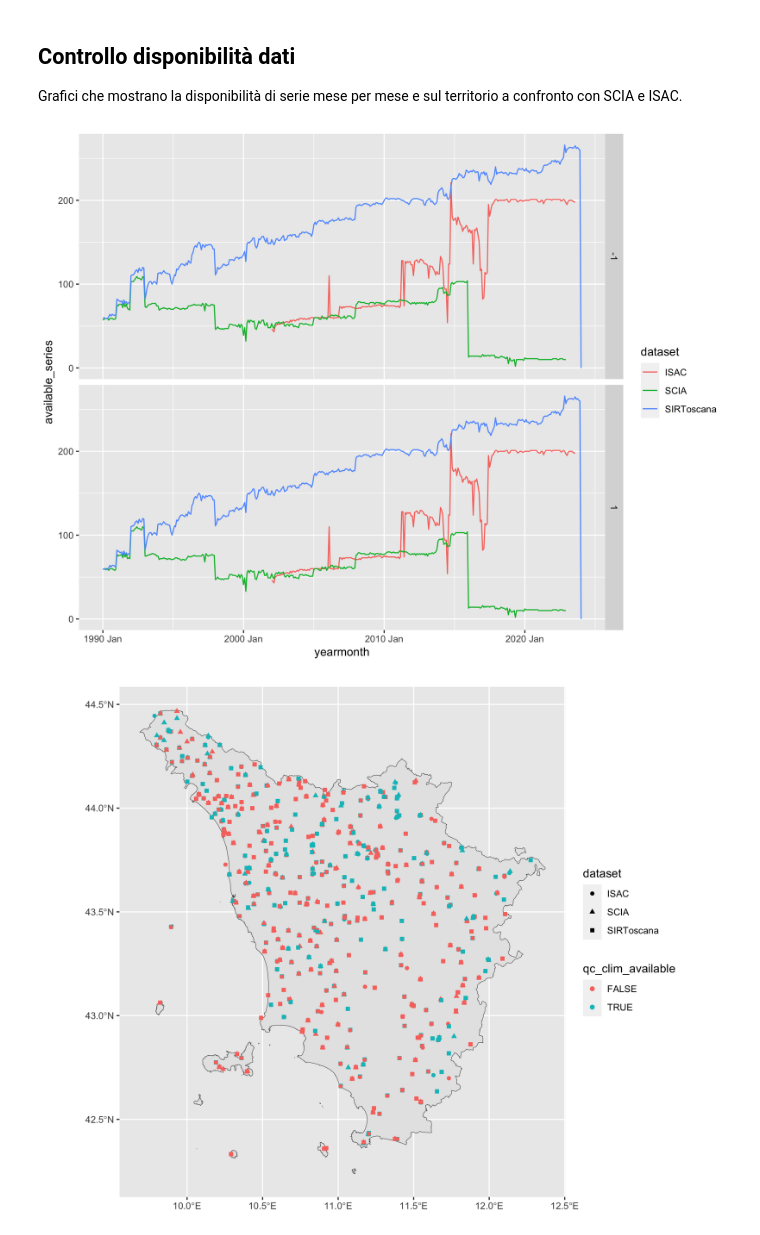
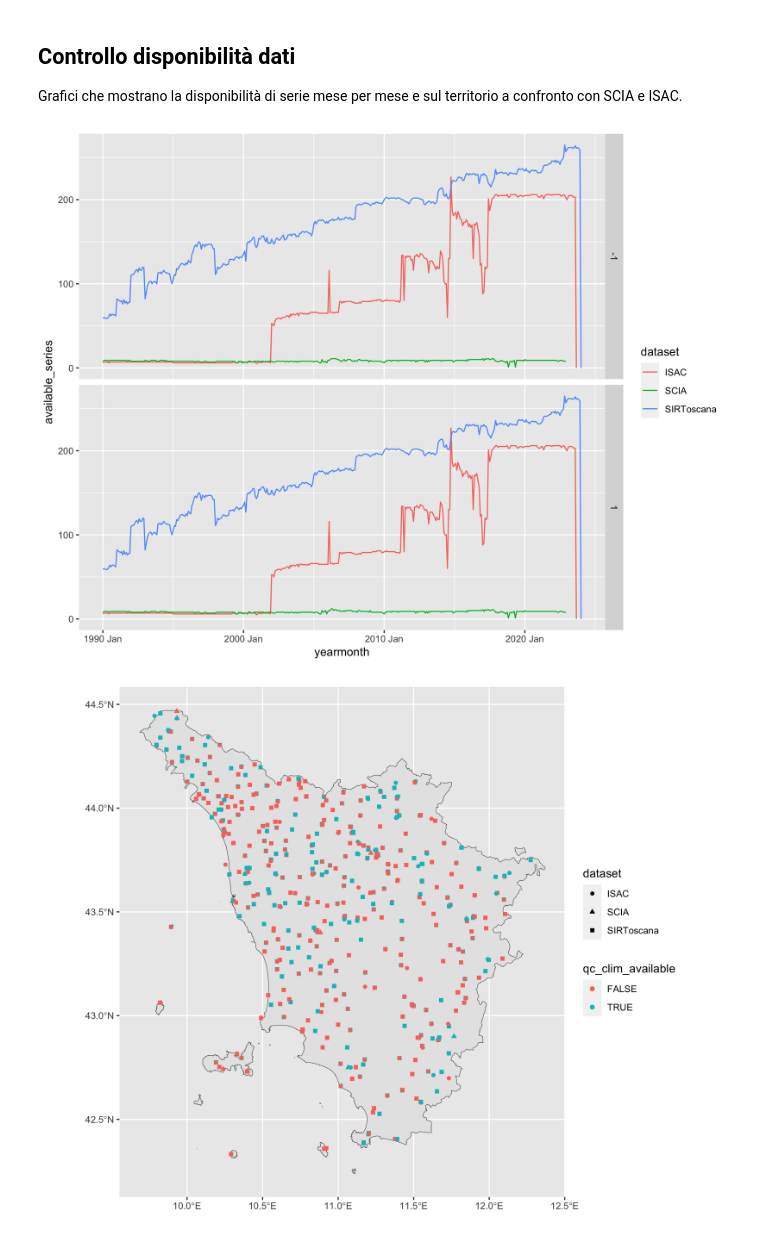
Before and after one commit to dnstudent/TesiMag, a Jupyter notebook: notebooks/integrazioni_regionali/toscana/data_load.ipynb, the cells around one changed output. Drawn from its saved outputs; the diff is of its cells as text; code cells hidden in the pictures.

```diff
--- a/notebooks/integrazioni_regionali/toscana/data_load.ipynb
+++ b/notebooks/integrazioni_regionali/toscana/data_load.ipynb
@@ -90,20 +90,20 @@ qc_checkpoint(dataset, conns$data)
 ## Controllo disponibilità dati
 Grafici che mostrano la disponibilità di serie mese per mese e sul territorio a confronto con SCIA e ISAC.
 # %%
-conn <- dbConnect(duckdb())
-stations <- query_checkpoint_meta(c(dataset, "SCIA", "ISAC"), "qc1", conn) |> filter(state == !!state)
+conn <- conns$data
+stations <- query_checkpoint_meta(c(dataset, "SCIA", "ISAC"), "qc1", conn) |> filter(state == !!state, (dataset != "SCIA" | (dataset == "SCIA" & network %in% c("Sinottica", "Mareografica"))))
 state_data <- query_checkpoint_data(c(dataset, "SCIA", "ISAC"), "qc1", conn) |>
     filter(date >= as.Date("1990-01-01")) |>
     semi_join(stations, join_by(dataset, sensor_key))
 c(p, ymonthly_avail) %<-% ymonthly_availabilities(state_data)
 p + facet_grid(variable ~ .)
 # %% [output]
-[figure, old version]
+[figure, new version]
 # %%
 c(p, climats) %<-% spatial_availabilities(ymonthly_avail, stations, state_boundaries, n_years_threshold = 10L)
 p
 # %% [output]
-[figure, old version]
+[figure, new version]
 # %%
 climats |>
     group_by(dataset, variable, qc_clim_available) |>
```
Also changed, not shown: parts of 3 cells of this notebook, 5 other files.
